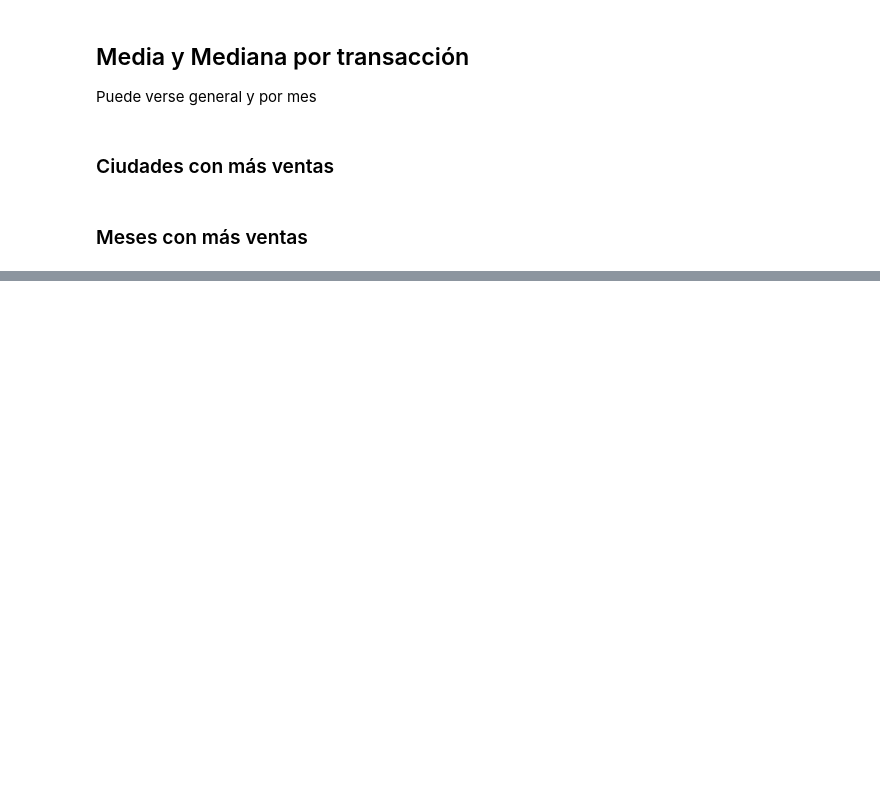
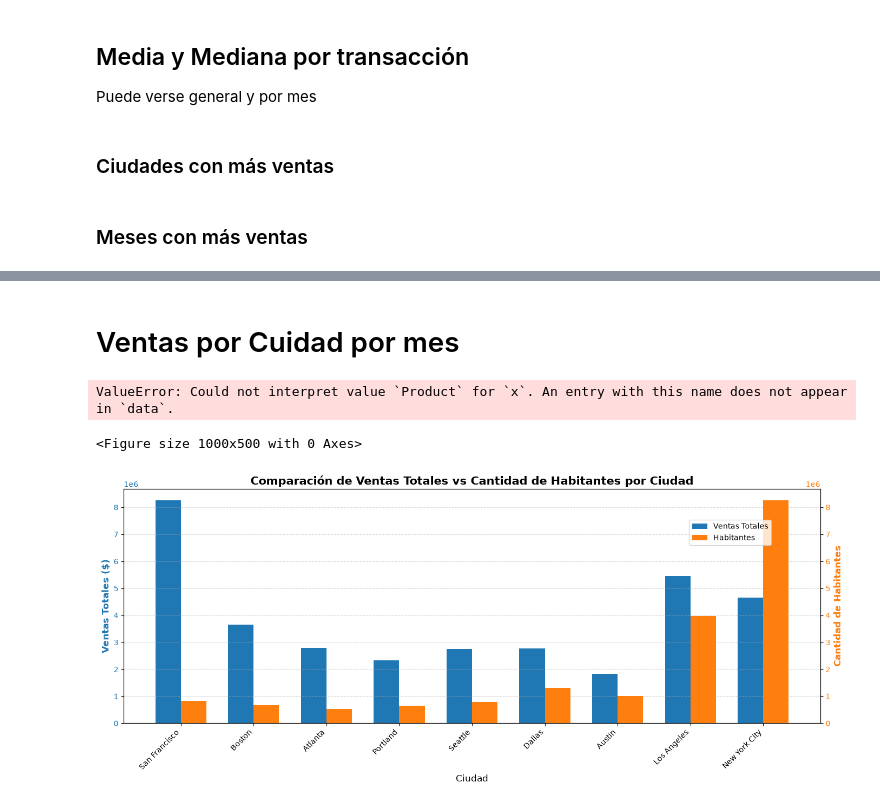
Before and after one commit to tanonibrenda/Laboratorio1, a Jupyter notebook: Laboratorio1_Grupo_Nro2.ipynb, the cells around one changed output, grey strips where cells are left out. Saved outputs shown, nothing was run; the diff lists cells and outputs as text; code cells hidden in the pictures; blank space fills up the shorter version.

```diff
--- a/Laboratorio1_Grupo_Nro2.ipynb
+++ b/Laboratorio1_Grupo_Nro2.ipynb
@@ -185,3 +366,23 @@ cant_habitantes = pd.DataFrame(cant_habitantes)
 !!!! Acá hay que terminar la idea:
 - puede ser, incorporar esta información al otro dataset con un merge para poder hacer comparación.
 - descartar la idea por irse por las ramas: no tenemos id de comprador, no sabemos si es lo mismo la dirección de envio que de donde compra, si o no la misma persona que compra mucho. Creo que muchas más dudas como llevarlo a cabo. Pero, si vemos el ejemplo de Atlanta, tiene casi la mitad de habitantes que Austin; pero vendió más.
+# %%
+# comparación entre ventas y cantidad de habitantes
+
+
+# Convertimos tu variable de ventas (que es una Serie) a un DataFrame plano
+df_ventas_ciudad = ciudades_con_mas_ventas.reset_index()
+
+
+
+
+# 3. Cruzamos (Merge) ambos DataFrames usando 'Ciudad' como clave
+df_comparacion = pd.merge(df_ventas_ciudad, df_habitantes, on='Ciudad')
+
+# 4. Creamos una métrica fundamental: Ventas per cápita (Ventas por habitante)
+df_comparacion['Ventas_per_capita ($)'] = df_comparacion['Venta'] / df_comparacion['Habitantes']
+
+# 5. Ordenamos por el nuevo indicador de mayor a menor
+df_comparacion = df_comparacion.sort_values(by='Ventas_per_capita ($)', ascending=False)
+
+print(df_comparacion)
@@ -295,0 +613,58 @@ plt.show()
+# %% [markdown]
+# Ventas por Cuidad por mes
+# %%
+plt.figure(figsize=(10, 5))
+sns.barplot(data=ventas_ciudad_mes, x="Product", y="Sales", color="skyblue")
+
+# Personalizamos elementos con matplotlib
+plt.title("Total de Ventas por Producto", fontsize=14)
+plt.xlabel("Producto", fontsize=12)
+plt.ylabel("Ventas Totales ($)", fontsize=12)
+plt.xticks(rotation=90) # Rotar las etiquetas para que sean legibles
+plt.grid(axis='y', linestyle='--', alpha=0.7) # Mostrar grilla solo horizontal
+
+# Mostramos el resultado
+plt.show()
+# %% [output]
+ValueError: Could not interpret value `Product` for `x`. An entry with this name does not appear in `data`.
+<Figure size 1000x500 with 0 Axes>
+# %%
+import matplotlib.pyplot as plt
+import numpy as np
+
+# Extraemos los datos del dataframe de comparación
+ciudades = df_comparacion['Ciudad']
+ventas = df_comparacion['Venta']
+habitantes = df_comparacion['Habitantes']
+
+# Configuramos las posiciones en el eje X y el ancho de las barras
+x = np.arange(len(ciudades))
+ancho = 0.35
+
+fig, ax1 = plt.subplots(figsize=(14, 6))
+
+# Eje Y Izquierdo: Ventas
+color_ventas = 'tab:blue'
+ax1.set_xlabel('Ciudad', fontsize=12)
+ax1.set_ylabel('Ventas Totales ($)', color=color_ventas, fontsize=12, fontweight='bold')
+ax1.bar(x - ancho/2, ventas, ancho, label='Ventas Totales', color=color_ventas)
+ax1.tick_params(axis='y', labelcolor=color_ventas)
+ax1.set_xticks(x)
+ax1.set_xticklabels(ciudades, rotation=45, ha='right')
+
+# Eje Y Derecho: Habitantes
+ax2 = ax1.twinx()  # Instancia un segundo eje que comparte el mismo eje X
+color_hab = 'tab:orange'
+ax2.set_ylabel('Cantidad de Habitantes', color=color_hab, fontsize=12, fontweight='bold')
+ax2.bar(x + ancho/2, habitantes, ancho, label='Habitantes', color=color_hab)
+ax2.tick_params(axis='y', labelcolor=color_hab)
+
+# Título, grilla y leyenda conjunta
+plt.title('Comparación de Ventas Totales vs Cantidad de Habitantes por Ciudad', fontsize=15, fontweight='bold')
+ax1.grid(axis='y', linestyle='--', alpha=0.5)
+fig.legend(loc='upper right', bbox_to_anchor=(0.9, 0.85))
+
+plt.tight_layout()
+plt.show()
+# %% [output]
+[figure, added]
```
Also changed, not shown: parts of 27 cells of this notebook, 1 other file.
